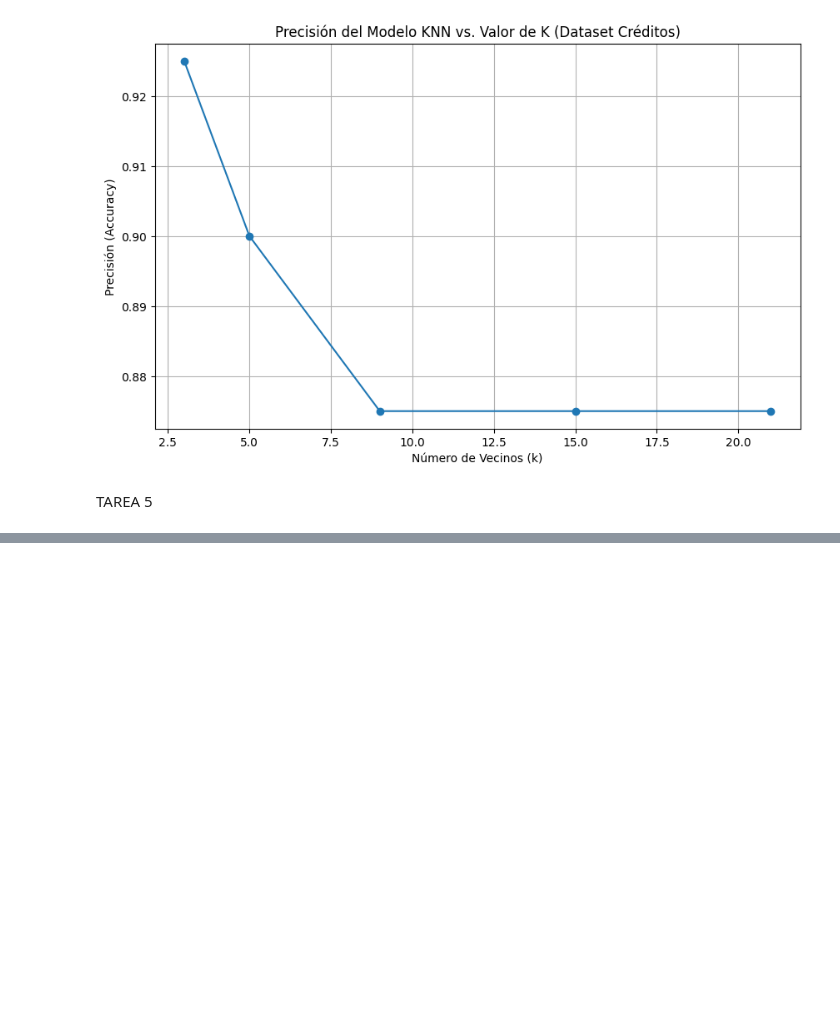
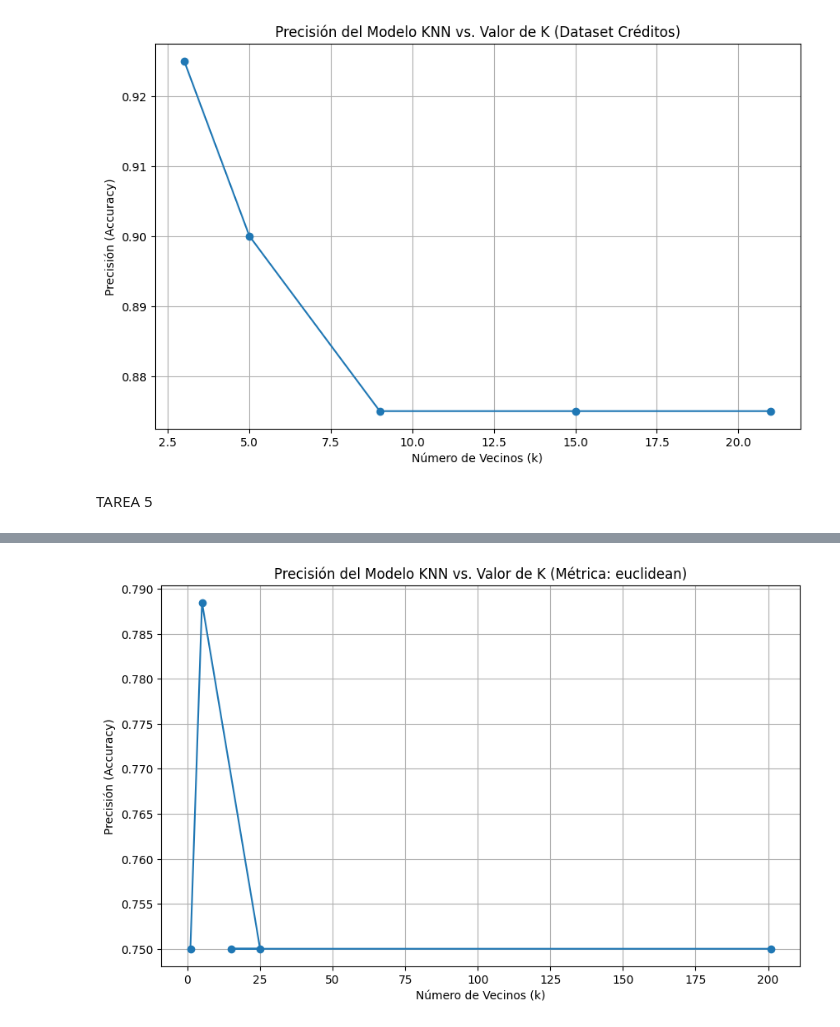
Before and after one commit to DawerSP/Inteligencia-Aritificial, a Jupyter notebook: Taller7_11ConPunto5.ipynb, the cells around one changed output, grey strips where cells are left out. Cells and saved outputs as stored; diff of their text form; code cells hidden in the pictures; blank space fills up the shorter version.

```diff
--- a/Taller7_11ConPunto5.ipynb
+++ b/Taller7_11ConPunto5.ipynb
@@ -156,8 +112,13 @@ weighted avg       0.56      0.75      0.64        52
 # %%
 import pandas as pd
+import numpy as np
 from sklearn.model_selection import train_test_split
 from sklearn.feature_extraction.text import TfidfVectorizer
 from sklearn.preprocessing import LabelEncoder
+from sklearn.neighbors import KNeighborsClassifier
+from sklearn.metrics import classification_report
+import matplotlib.pyplot as plt
+
 
 df_reviews = pd.read_csv('reviews_sentiment.csv', delimiter=';')
 
@@ -168,17 +129,86 @@ y_sentiment_str = df_reviews['textSentiment']
 
 label_encoder = LabelEncoder()
 y_sentiment_encoded = label_encoder.fit_transform(y_sentiment_str)
-
 target_names = label_encoder.classes_
 
 X_train_text, X_test_text, y_train_sent, y_test_sent = train_test_split(
     X_text, y_sentiment_encoded, test_size=0.2, random_state=42
 )
 
-
 tfidf_vectorizer = TfidfVectorizer(max_features=5000)
 X_train_tfidf = tfidf_vectorizer.fit_transform(X_train_text)
 X_test_tfidf = tfidf_vectorizer.transform(X_test_text)
 
-print("Variables de datos y 'target_names' definidas correctamente. ")
+print(" Preparación de datos y TF-IDF completado.")
+print("------------------------------------------------------------------")
+
+
+
+k_value = 15
+best_f1 = -1
+best_metric = ''
+
+print("\n--- Comparación de Distancias (k=15) ---")
+
+metrics_to_test = [
+    ('euclidean', 'Euclidiana'),
+    ('manhattan', 'Manhattan'),
+]
+
+for metric, name in metrics_to_test:
+    knn = KNeighborsClassifier(n_neighbors=k_value, metric=metric, algorithm='brute')
+
+    knn.fit(X_train_tfidf, y_train_sent)
+    y_pred = knn.predict(X_test_tfidf)
+
+    report = classification_report(y_test_sent, y_pred, target_names=target_names, output_dict=True)
+    f1_score = report['macro avg']['f1-score']
+
+    print(f"\n--- Reporte con Distancia {name} (k={k_value}) ---")
+    print(classification_report(y_test_sent, y_pred, target_names=target_names))
+
+    if f1_score > best_f1:
+        best_f1 = f1_score
+        best_metric = metric
+
+print(f"\nMejor Métrica elegida (por F1-score): '{best_metric}' con F1={best_f1:.4f}")
+print("------------------------------------------------------------------")
+
+
+
+best_metric_name = best_metric
+
+N_reviews = df_reviews.shape[0]
+
+k_optimo = int(np.sqrt(N_reviews))
+if k_optimo % 2 == 0:
+    k_optimo -= 1
+
+k_values_sentiment = [1, 5, 25, k_optimo, 201]
+accuracies_sentiment = []
+
+print(f"\n--- Optimización de k con la métrica: {best_metric_name} ---")
+print(f"k óptimo (raíz de N): {k_optimo}")
+
+for k in k_values_sentiment:
+    knn = KNeighborsClassifier(n_neighbors=k, metric=best_metric_name, algorithm='brute')
+    knn.fit(X_train_tfidf, y_train_sent)
+    accuracy = knn.score(X_test_tfidf, y_test_sent)
+    accuracies_sentiment.append(accuracy)
+    print(f"k = {k}, Precisión (Accuracy) = {accuracy:.4f}")
+
+plt.figure(figsize=(10, 6))
+plt.plot(k_values_sentiment, accuracies_sentiment, marker='o')
+plt.title(f'Precisión del Modelo KNN vs. Valor de K (Métrica: {best_metric_name})')
+plt.xlabel('Número de Vecinos (k)')
+plt.ylabel('Precisión (Accuracy)')
+plt.grid(True)
+plt.show()
+
+print("\n------------------------------------------------------------------")
+print("---  Explicación de los Resultados ---")
+print(f"1. La precisión máxima del modelo se estanca alrededor de {max(accuracies_sentiment):.4f}.")
+print(f"2. Este valor (0.8306) es casi idéntico a la tasa base de la clase mayoritaria 'positive' ({(df_reviews['textSentiment'] == 'positive').sum() / df_reviews.shape[0]:.4f}).")
+print("3. Esto indica un **fuerte desbalance de clases**. El modelo aprende a predecir la clase mayoritaria ('positive') la mayoría del tiempo.")
+print("4. Por eso, el F1-Score para la clase 'negative' es 0.00 en todos los reportes, lo que significa que el modelo **no logra identificar correctamente** ningún caso negativo, a pesar de tener una alta precisión general.")
 # %% [output]
@@ -185,0 +232 @@ Variables de datos y 'target_names' definidas correctamente. ✅
+[figure, added]
```
Also changed, not shown: parts of 4 cells of this notebook.
